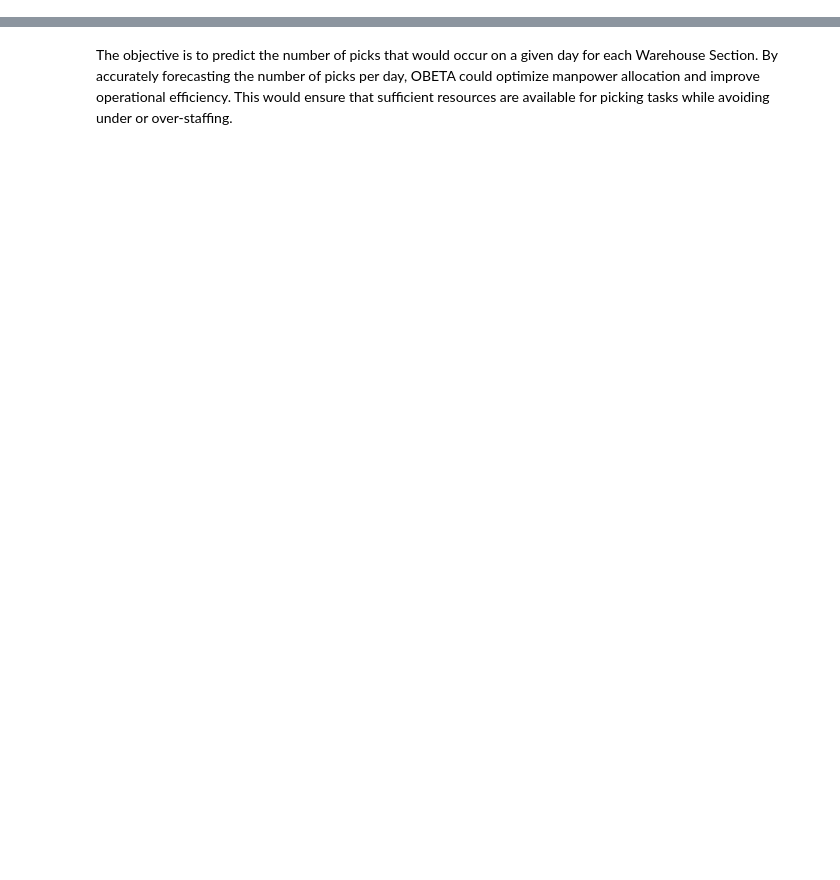
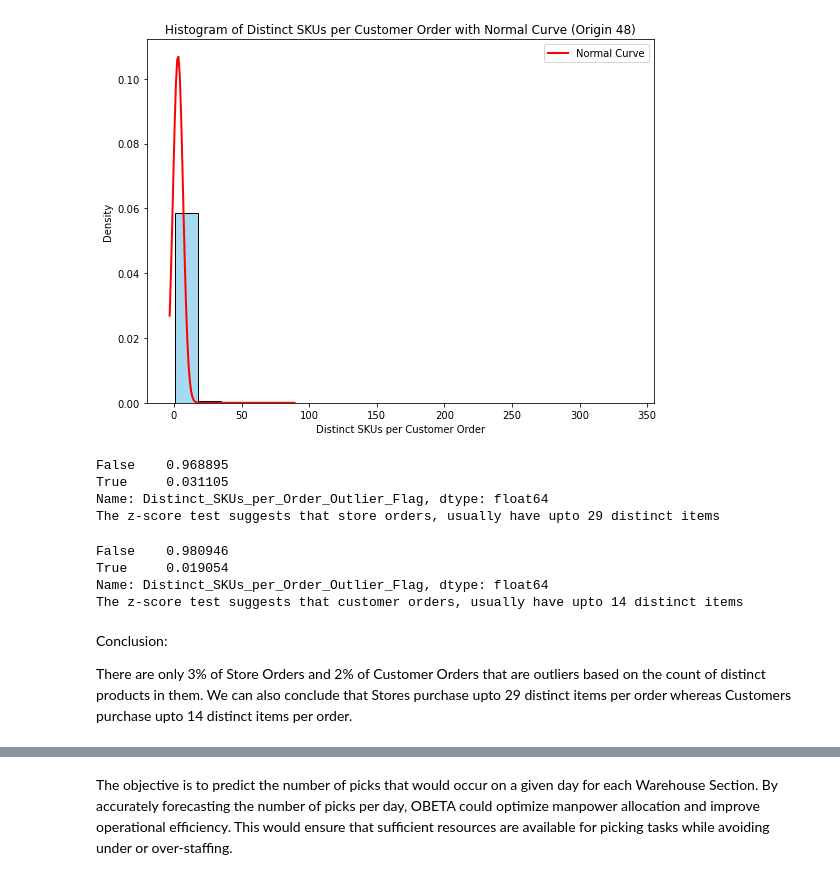
Before and after one commit to k-m-madhav/dataAnalytics, a Jupyter notebook: python/Obeta_Project_Group_6.ipynb, the cells around one changed output, grey strips where cells are left out. Cells and saved outputs as stored; diff of their text form; code cells hidden in the pictures; blank space fills up the shorter version.

```diff
--- a/python/Obeta_Project_Group_6.ipynb
+++ b/python/Obeta_Project_Group_6.ipynb
@@ -50,0 +819,26 @@ Prediction Modelling
+# %%
+# Plot histogram and normal distribution curve for customer_orders
+plt.figure(figsize=(8, 6))
+
+# Customer Orders Histogram
+sns.histplot(
+    customer_orders["Distinct_SKUs_per_Order"],
+    kde=False,
+    color="skyblue",
+    bins=20,
+    stat="density",
+)
+# Fit normal distribution and plot the curve
+mu_customer, std_customer = norm.fit(customer_orders["Distinct_SKUs_per_Order"])
+x = np.linspace(xmin, xmax, 100)
+p = norm.pdf(x, mu_customer, std_customer)
+plt.plot(x, p, "r-", linewidth=2, label="Normal Curve")
+plt.title("Histogram of Distinct SKUs per Customer Order with Normal Curve (Origin 48)")
+plt.xlabel("Distinct SKUs per Customer Order")
+plt.ylabel("Density")
+plt.legend()
+
+plt.tight_layout()
+plt.show()
+# %% [output]
+[figure, added]
@@ -50,0 +875,24 @@ Prediction Modelling
+# %%
+print(store_orders["Distinct_SKUs_per_Order_Outlier_Flag"].value_counts(normalize=True))
+count_of_distinct_items_store = store_orders[~store_orders["Distinct_SKUs_per_Order_Outlier_Flag"]][
+    "Distinct_SKUs_per_Order"].max()
+print(f"The z-score test suggests that store orders, usually have upto {count_of_distinct_items_store} distinct items")
+# %% [output]
+False    0.968895
+True     0.031105
+Name: Distinct_SKUs_per_Order_Outlier_Flag, dtype: float64
+The z-score test suggests that store orders, usually have upto 29 distinct items
+# %%
+print(customer_orders["Distinct_SKUs_per_Order_Outlier_Flag"].value_counts(normalize=True))
+count_of_distinct_items_customer = customer_orders[~customer_orders["Distinct_SKUs_per_Order_Outlier_Flag"]][
+    "Distinct_SKUs_per_Order"].max()
+print(f"The z-score test suggests that customer orders, usually have upto {count_of_distinct_items_customer} distinct items")
+# %% [output]
+False    0.980946
+True     0.019054
+Name: Distinct_SKUs_per_Order_Outlier_Flag, dtype: float64
+The z-score test suggests that customer orders, usually have upto 14 distinct items
+# %% [markdown]
+Conclusion:
+
+There are only 3% of Store Orders and 2% of Customer Orders that are outliers based on the count of distinct products in them. We can also conclude that Stores purchase upto 29 distinct items per order whereas Customers purchase  upto 14 distinct items per order.
```
Also changed, not shown: parts of 85 cells of this notebook.
